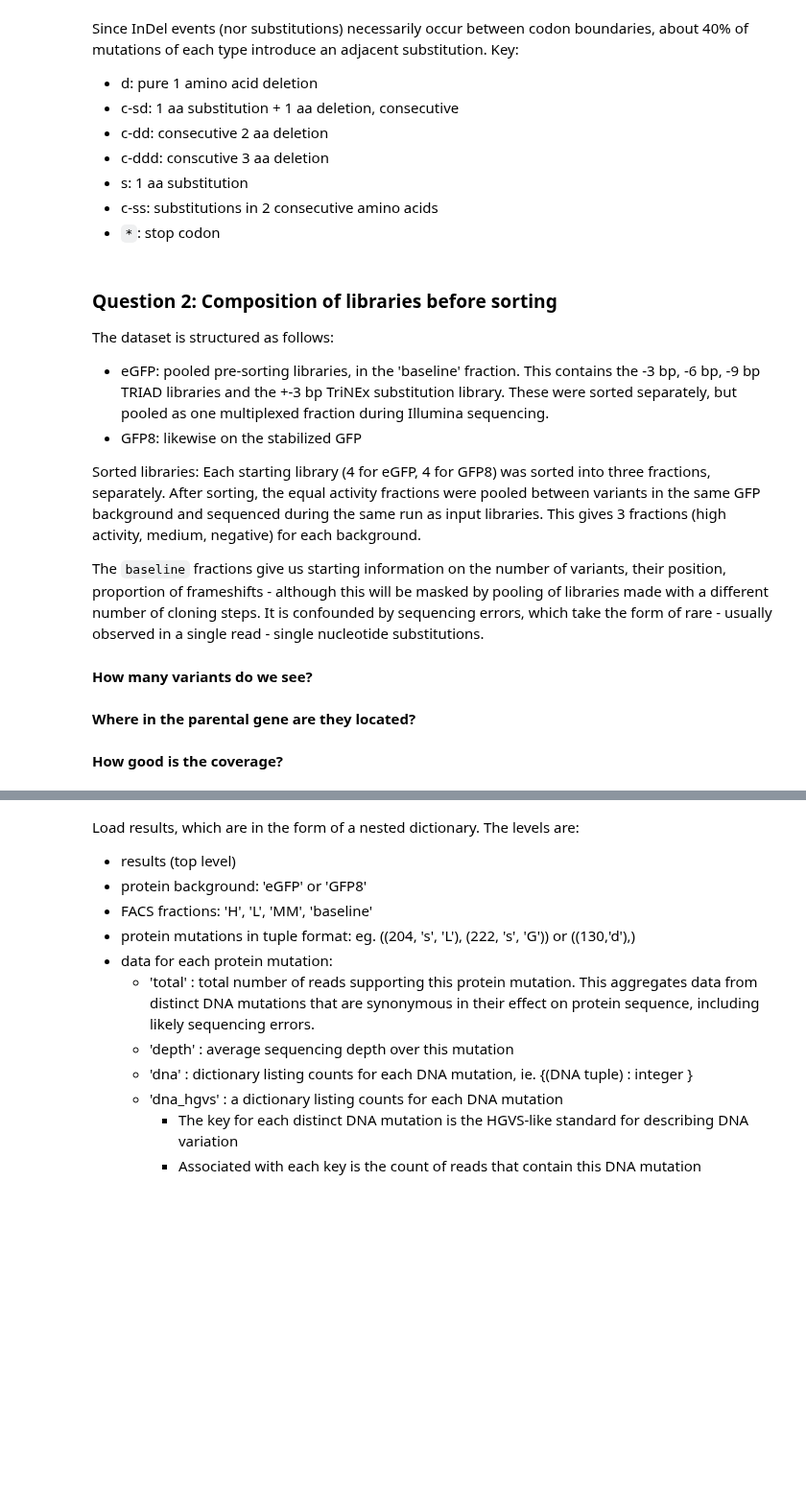
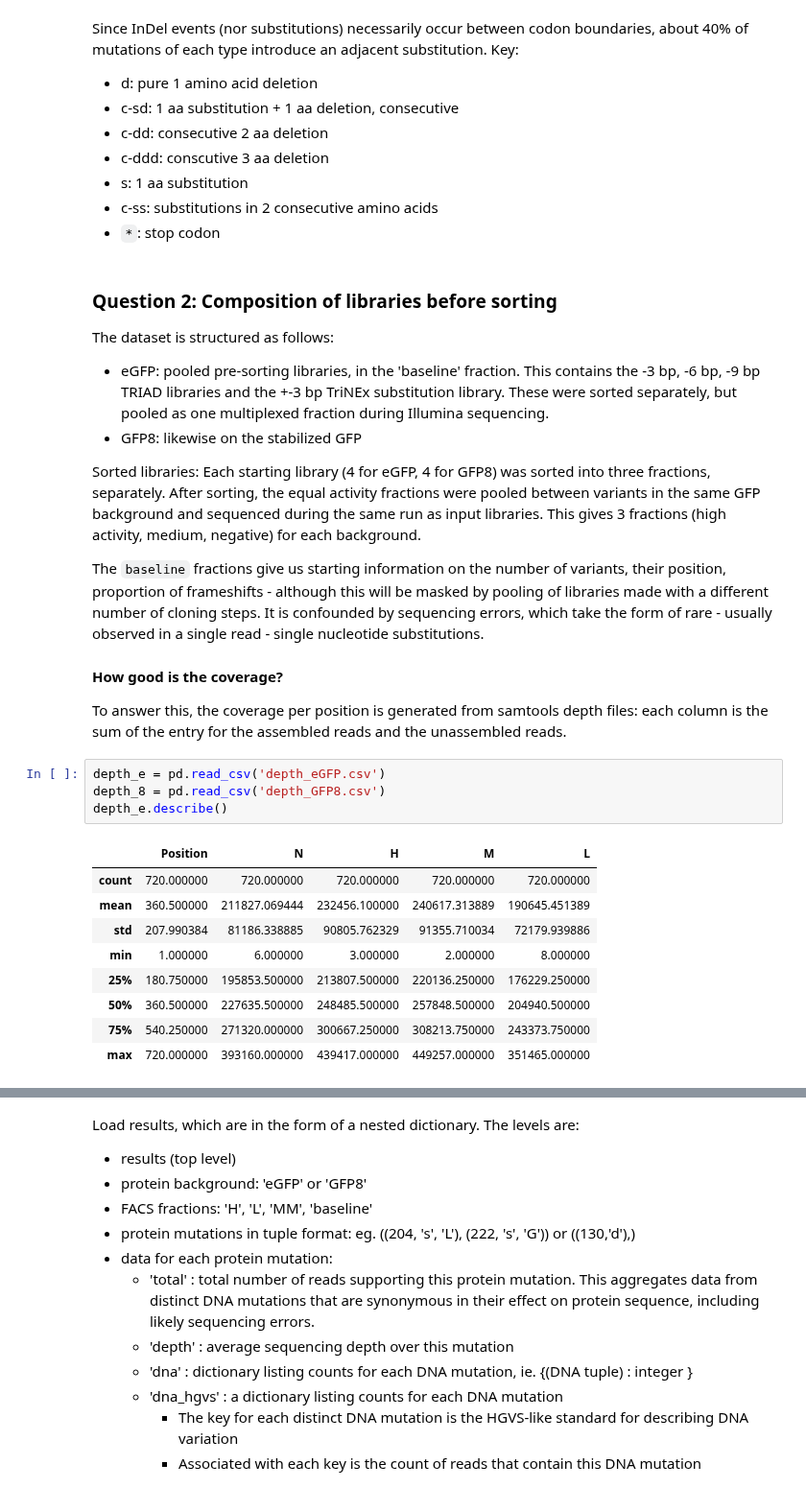
Before and after one commit to MayaPetek/InDelScanner, a Jupyter notebook: Results_GFP_deletions/GFP_deletions.ipynb, the cells around one changed output, grey strips where cells are left out. Shown at 96% size. Drawn from its saved outputs; the diff is of its cells as text; blank space fills up the shorter version.

```diff
--- a/Results_GFP_deletions/GFP_deletions.ipynb
+++ b/Results_GFP_deletions/GFP_deletions.ipynb
@@ -193,6 +193,21 @@ Sorted libraries: Each starting library (4 for eGFP, 4 for GFP8) was sorted into
 
 The `baseline` fractions give us starting information on the number of variants, their position, proportion of frameshifts - although this will be masked by pooling of libraries made with a different number of cloning steps. It is confounded by sequencing errors, which take the form of rare - usually observed in a single read - single nucleotide substitutions.
 
-#### How many variants do we see?
-#### Where in the parental gene are they located?
+
 #### How good is the coverage?
+
+To answer this, the coverage per position is generated from samtools depth files: each column is the sum of the entry for the assembled reads and the unassembled reads.
+# %%
+depth_e = pd.read_csv('depth_eGFP.csv')
+depth_8 = pd.read_csv('depth_GFP8.csv')
+depth_e.describe()
+# %% [output]
+|  | Position | N | H | M | L |
+| count | 720.000000 | 720.000000 | 720.000000 | 720.000000 | 720.000000 |
+| mean | 360.500000 | 211827.069444 | 232456.100000 | 240617.313889 | 190645.451389 |
+| std | 207.990384 | 81186.338885 | 90805.762329 | 91355.710034 | 72179.939886 |
+| min | 1.000000 | 6.000000 | 3.000000 | 2.000000 | 8.000000 |
+| 25% | 180.750000 | 195853.500000 | 213807.500000 | 220136.250000 | 176229.250000 |
+| 50% | 360.500000 | 227635.500000 | 248485.500000 | 257848.500000 | 204940.500000 |
+| 75% | 540.250000 | 271320.000000 | 300667.250000 | 308213.750000 | 243373.750000 |
+| max | 720.000000 | 393160.000000 | 439417.000000 | 449257.000000 | 351465.000000 |
```
Also changed, not shown: parts of 3 cells of this notebook.
